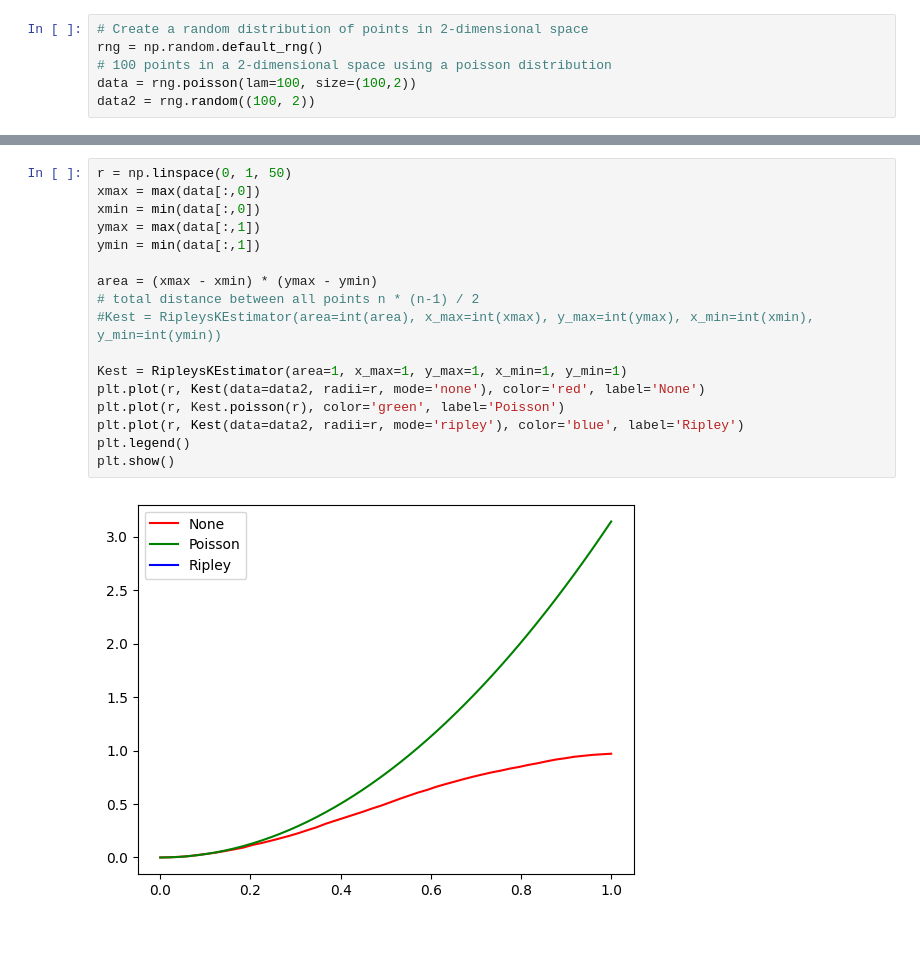
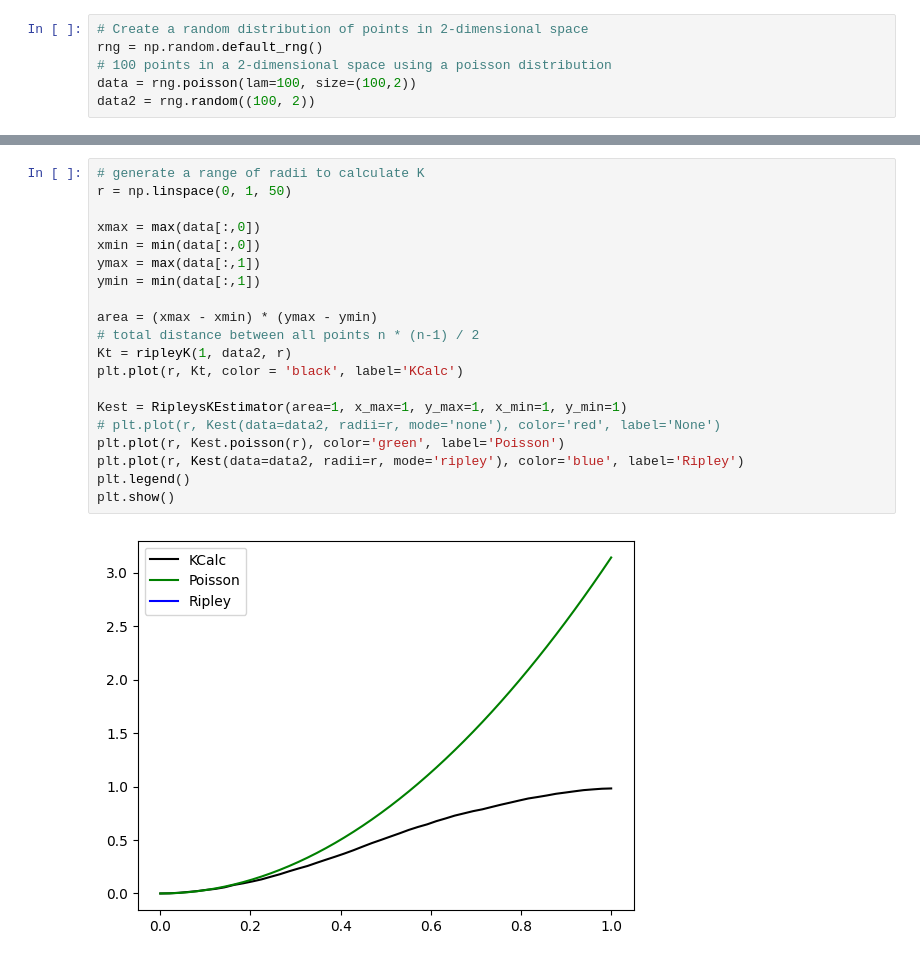
Before and after one commit to Muhanzhaokmp228/Bachelor-project, a Jupyter notebook: Code/Ripley K in 2d.ipynb, the cells around one changed output, grey strips where cells are left out. Saved outputs shown, nothing was run; the diff lists cells and outputs as text.

```diff
--- a/Code/Ripley K in 2d.ipynb
+++ b/Code/Ripley K in 2d.ipynb
@@ -22,19 +52,22 @@ plt.show()
 # %%
+# generate a range of radii to calculate K
 r = np.linspace(0, 1, 50)
+
 xmax = max(data[:,0])
 xmin = min(data[:,0])
 ymax = max(data[:,1])
 ymin = min(data[:,1])
 
 area = (xmax - xmin) * (ymax - ymin)
 # total distance between all points n * (n-1) / 2
-#Kest = RipleysKEstimator(area=int(area), x_max=int(xmax), y_max=int(ymax), x_min=int(xmin), y_min=int(ymin))
+Kt = ripleyK(1, data2, r)
+plt.plot(r, Kt, color = 'black', label='KCalc')
 
 Kest = RipleysKEstimator(area=1, x_max=1, y_max=1, x_min=1, y_min=1)
-plt.plot(r, Kest(data=data2, radii=r, mode='none'), color='red', label='None')
+# plt.plot(r, Kest(data=data2, radii=r, mode='none'), color='red', label='None')
 plt.plot(r, Kest.poisson(r), color='green', label='Poisson')
 plt.plot(r, Kest(data=data2, radii=r, mode='ripley'), color='blue', label='Ripley')
 plt.legend()
 plt.show()
 # %% [output]
-[figure, old version]
+[figure, new version]
```
Also changed, not shown: parts of 5 cells of this notebook, 4 other files.
